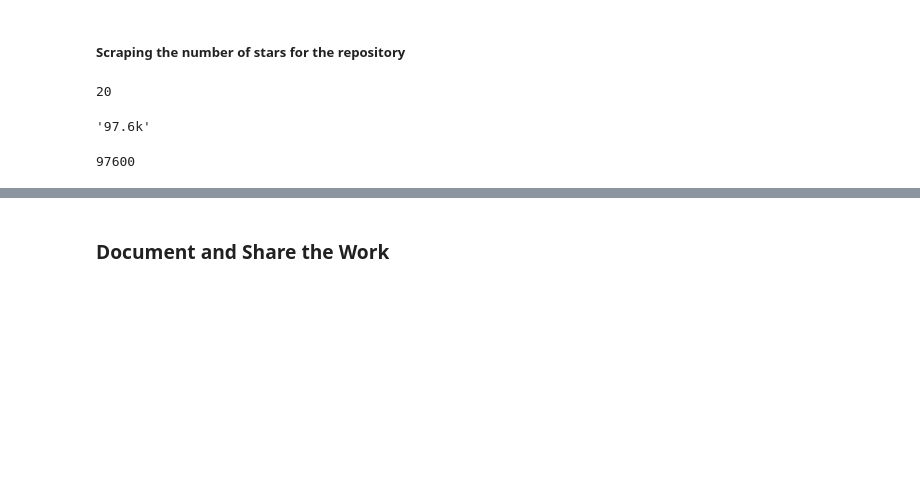
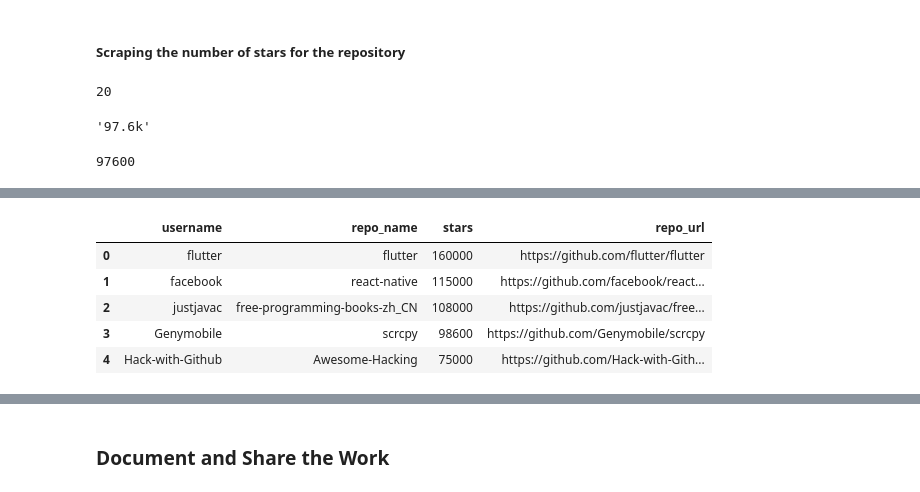
Before and after one commit to EdwinKingori/github_topics_scraping, a Jupyter notebook: github_topics_scraping.ipynb, the cells around one changed output, grey strips where cells are left out. Saved outputs shown, nothing was run; the diff lists cells and outputs as text; code cells hidden in the pictures; blank space fills up the shorter version.

```diff
--- a/github_topics_scraping.ipynb
+++ b/github_topics_scraping.ipynb
@@ -419,0 +462,2 @@ topic_repos_df
+# %%
+url4 = topic_urls[4]
@@ -419,0 +468,13 @@ topic_repos_df
+# %%
+topic4_doc = get_topic_page(url4)
+# %%
+topic4_repos = get_topic_repos(topic4_doc)
+# %%
+topic4_repos.head()
+# %% [output]
+|  | username | repo_name | stars | repo_url |
+| 0 | flutter | flutter | 160000 | https://github.com/flutter/flutter |
+| 1 | facebook | react-native | 115000 | https://github.com/facebook/react... |
+| 2 | justjavac | free-programming-books-zh_CN | 108000 | https://github.com/justjavac/free... |
+| 3 | Genymobile | scrcpy | 98600 | https://github.com/Genymobile/scrcpy |
+| 4 | Hack-with-Github | Awesome-Hacking | 75000 | https://github.com/Hack-with-Gith... |
```
Also changed, not shown: parts of 25 cells of this notebook.
